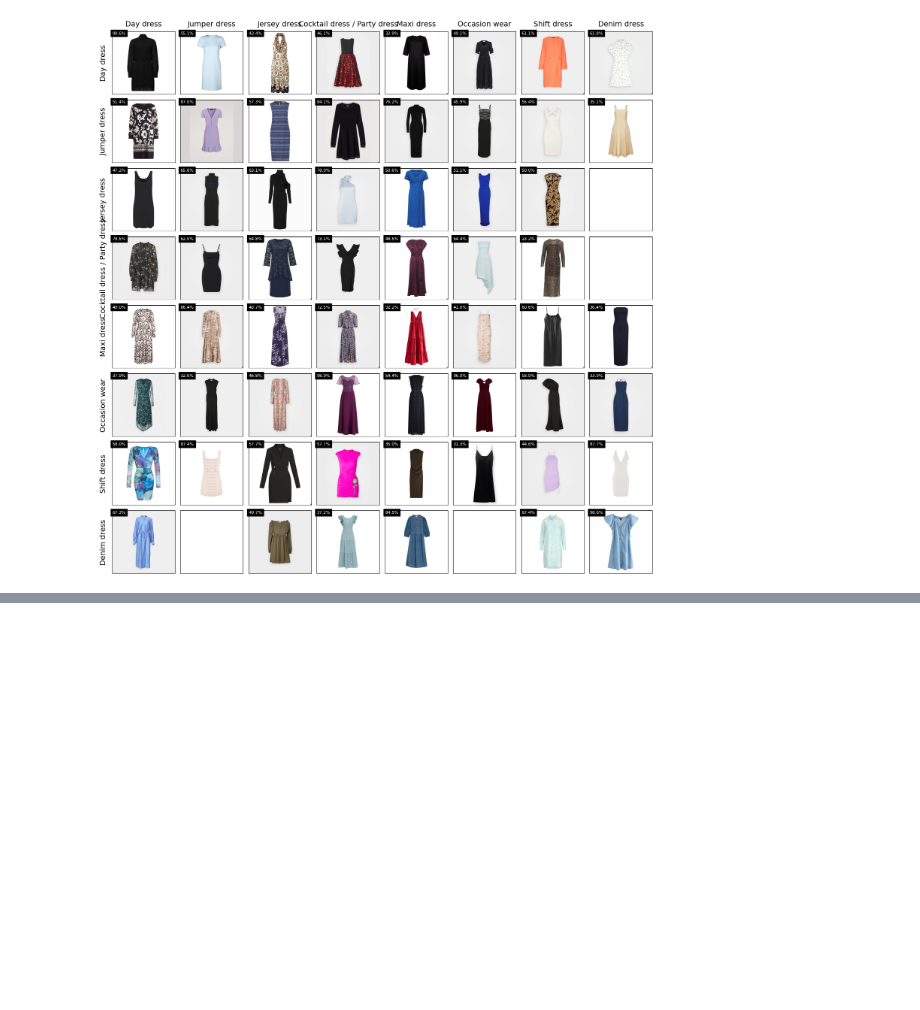
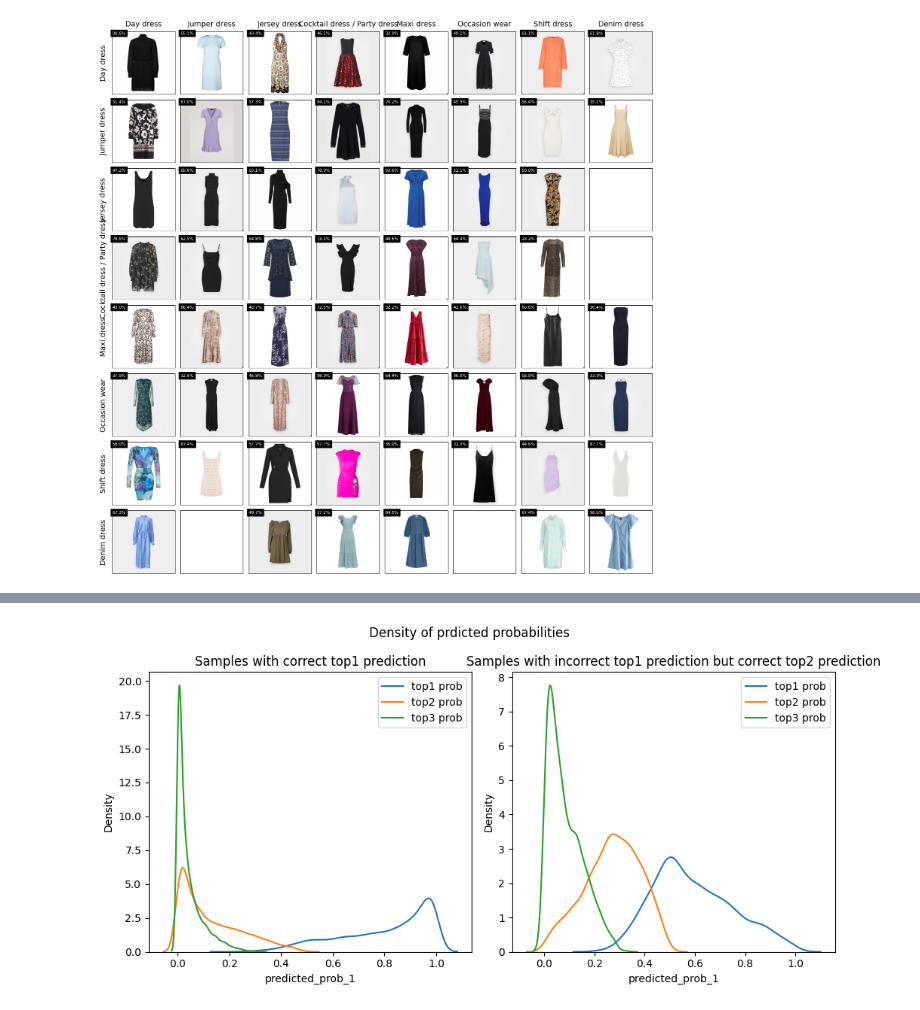
Before and after one commit to MGenschow/Thesis, a Jupyter notebook: 4_Assessor/Category_Assessor/DinoV2/3_Classifier.ipynb, the cells around one changed output, grey strips where cells are left out. Drawn from its saved outputs; the diff is of its cells as text; code cells hidden in the pictures; blank space fills up the shorter version.

```diff
--- a/4_Assessor/Category_Assessor/DinoV2/3_Classifier.ipynb
+++ b/4_Assessor/Category_Assessor/DinoV2/3_Classifier.ipynb
@@ -182,0 +203,12 @@ plt.show()
+# %%
+def isin_first_n(row, n):
+    label = row['label']
+    preds = row[[f'predicted_label_{i+1}' for i in range(n)]].values
+    return label in preds
+
+df_topn['isin_top1'] = df_topn.apply(lambda x: isin_first_n(x, 1), axis=1)
+df_topn['isin_top2'] = df_topn.apply(lambda x: isin_first_n(x, 2), axis=1)
+df_topn['isin_top3'] = df_topn.apply(lambda x: isin_first_n(x, 3), axis=1)
+
+for i in range(1,n+1):
+    print(f"Top {i} Accuracy: {df_topn[f'isin_top{i}'].mean():.2%}")
@@ -182,0 +259,22 @@ plt.show()
+# %%
+import seaborn as sns
+fig, ax = plt.subplots(1, 2, figsize=(10, 5))
+sns.kdeplot(df_topn[df_topn.isin_top1 == True].predicted_prob_1, label='top1 prob', ax = ax[0])
+sns.kdeplot(df_topn[df_topn.isin_top1 == True].predicted_prob_2, label='top2 prob', ax = ax[0])
+sns.kdeplot(df_topn[df_topn.isin_top1 == True].predicted_prob_3, label='top3 prob', ax = ax[0])
+
+sns.kdeplot(df_topn[(df_topn.isin_top1 == False) & (df_topn.isin_top2 == True)].predicted_prob_1, label='top1 prob', ax = ax[1])
+sns.kdeplot(df_topn[(df_topn.isin_top1 == False) & (df_topn.isin_top2 == True)].predicted_prob_2, label='top2 prob', ax = ax[1])
+sns.kdeplot(df_topn[(df_topn.isin_top1 == False) & (df_topn.isin_top2 == True)].predicted_prob_3, label='top3 prob', ax = ax[1])
+
+ax[0].set_title('Samples with correct top1 prediction')
+ax[1].set_title('Samples with incorrect top1 prediction but correct top2 prediction')
+
+ax[0].legend()
+ax[1].legend()
+
+fig.suptitle('Density of prdicted probabilities')
+plt.tight_layout()
+plt.show()
+# %% [output]
+[figure, added]
```
Also changed, not shown: parts of 7 cells of this notebook, 2 other files.
